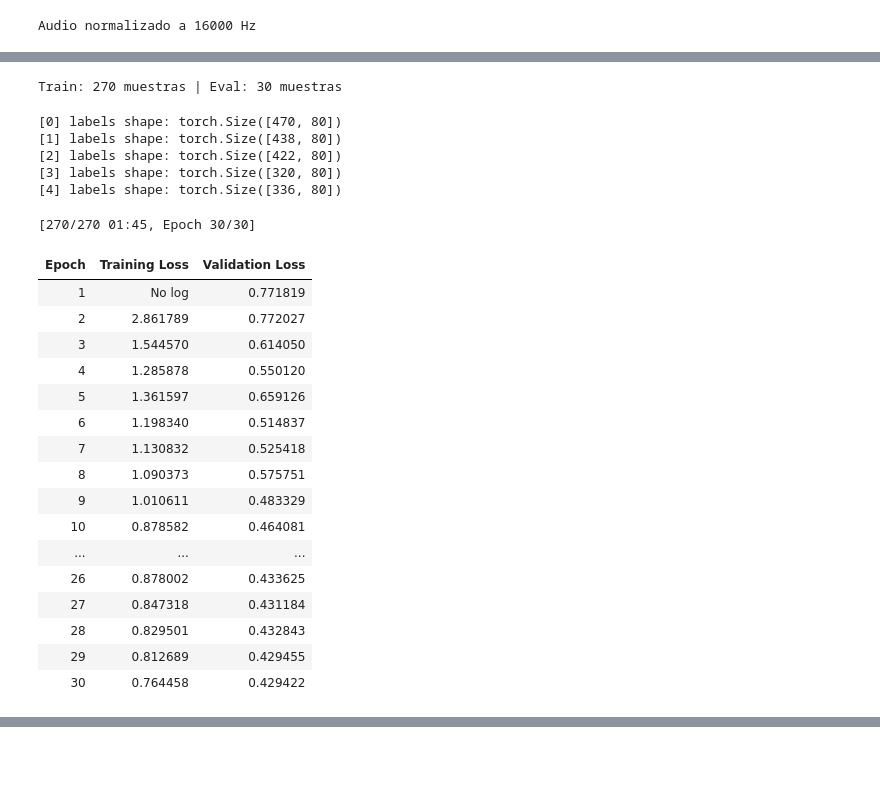
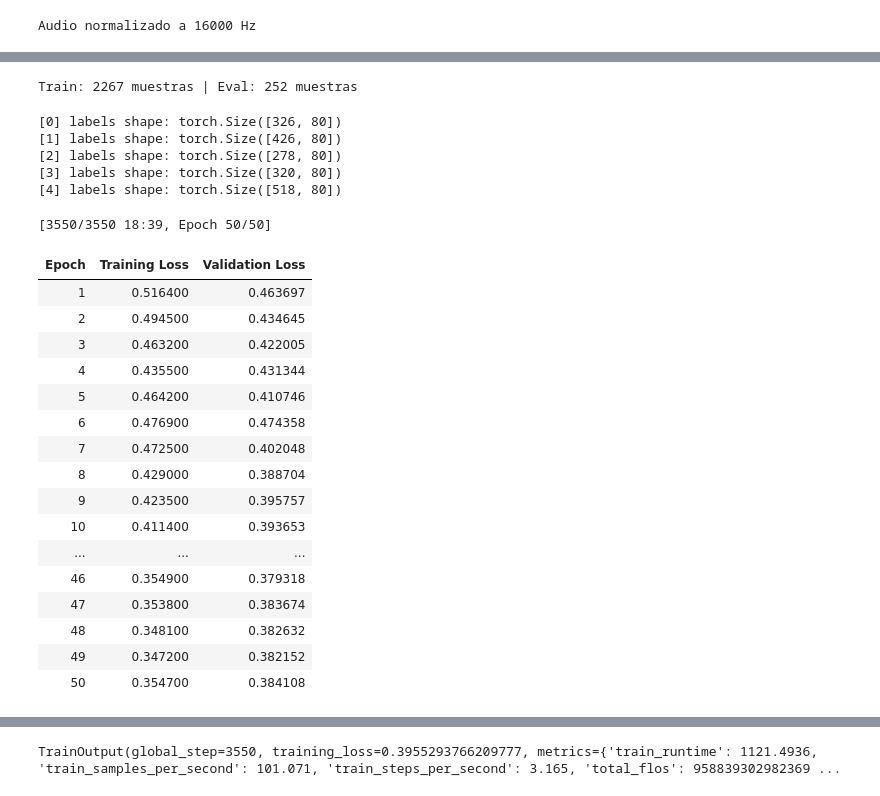
Before and after one commit to juanramirez871/Final-Proyect, a Jupyter notebook: model_ttx_finetuning/train_model_ttx.ipynb, the cells around one changed output, grey strips where cells are left out. Saved outputs shown, nothing was run; the diff lists cells and outputs as text; code cells hidden in the pictures; blank space fills up the shorter version.

Commit message:
fine tuning model audio

```diff
--- a/model_ttx_finetuning/train_model_ttx.ipynb
+++ b/model_ttx_finetuning/train_model_ttx.ipynb
@@ -66,8 +73,8 @@ speaker_id: 2436
 SEED = 42
 N_SAMPLES = 150
 
-sample_A = dsVoiceFemale['train'].shuffle(seed=SEED).select(range(N_SAMPLES))
-sample_B = dsVoicesFemale['train'].shuffle(seed=SEED).select(range(N_SAMPLES))
+sample_A = dsVoiceFemale['train']
+sample_B = dsVoicesFemale['train']
 
 print(f"dsVoiceFemale  : {len(sample_A)}")
 print(f"dsVoicesFemale : {len(sample_B)}")
@@ -139,19 +137,19 @@ else:
 
 spk_projector = nn.Linear(768, 512).to(DEVICE)
 # %%
-from transformers import Wav2Vec2FeatureExtractor, WavLMForXVector
+from speechbrain.inference.classifiers import EncoderClassifier
 
-spk_feature_extractor = Wav2Vec2FeatureExtractor.from_pretrained("microsoft/wavlm-base-plus-sv")
-spk_model = WavLMForXVector.from_pretrained("microsoft/wavlm-base-plus-sv").to(DEVICE)
+spk_model = EncoderClassifier.from_hparams(
+    source="speechbrain/spkrec-xvect-voxceleb",
+    run_opts={"device": DEVICE}
+)
 
 def get_speaker_embedding(audio_array: np.ndarray) -> np.ndarray:
-    inputs = spk_feature_extractor(
-        [audio_array],
-        sampling_rate=16000,
-        return_tensors="pt",
-        padding=True
-    )
-    inputs = {k: v.to(DEVICE) for k, v in inputs.items()}
+    waveform = torch.tensor(audio_array).unsqueeze(0).float().to(DEVICE)
     with torch.no_grad():
-        embeddings = spk_model(**inputs).embeddings
+        embeddings = spk_model.encode_batch(waveform)
     return embeddings.squeeze().cpu().numpy()
+
+test = get_speaker_embedding(np.zeros(16000, dtype=np.float32))
+print(test.shape)
+print(f"norm: {np.linalg.norm(test):.3f}")
@@ -203,7 +212,7 @@ eval_ds  = ds_split["test"]
 
 print(f"Train: {len(train_ds)} muestras | Eval: {len(eval_ds)} muestras")
 # %% [output]
-Train: 270 muestras | Eval: 30 muestras
+Train: 2267 muestras | Eval: 252 muestras
 # %%
 @dataclass
 class TTSDataCollator:
@@ -239,9 +248,10 @@ training_args = Seq2SeqTrainingArguments(
     gradient_accumulation_steps=2,
     learning_rate=1e-4,
     warmup_steps=50,
-    num_train_epochs=30,
+    num_train_epochs=50,
     eval_strategy="epoch",
     save_strategy="epoch",
+    save_total_limit=2,
     logging_steps=10,
     load_best_model_at_end=True,
     greater_is_better=False,
@@ -257,38 +267,38 @@ for i in range(5):
     lab = torch.tensor(np.array(ds_processed[i]["labels"], dtype=np.float32))
     print(f"[{i}] labels shape: {lab.shape}")
 # %% [output]
-[0] labels shape: torch.Size([470, 80])
-[1] labels shape: torch.Size([438, 80])
-[2] labels shape: torch.Size([422, 80])
+[0] labels shape: torch.Size([326, 80])
+[1] labels shape: torch.Size([426, 80])
+[2] labels shape: torch.Size([278, 80])
 [3] labels shape: torch.Size([320, 80])
-[4] labels shape: torch.Size([336, 80])
+[4] labels shape: torch.Size([518, 80])
 # %%
 trainer = Seq2SeqTrainer(
     model=model,
     args=training_args,
     train_dataset=train_ds,
     eval_dataset=eval_ds,
     data_collator=data_collator,
-    processing_class=processor,
+    tokenizer=processor,
 )
 
 trainer.train()
 # %% [output]
-[270/270 01:45, Epoch 30/30]
+[3550/3550 18:39, Epoch 50/50]
 | Epoch | Training Loss | Validation Loss |
-| 1 | No log | 0.771819 |
-| 2 | 2.861789 | 0.772027 |
-| 3 | 1.544570 | 0.614050 |
-| 4 | 1.285878 | 0.550120 |
-| 5 | 1.361597 | 0.659126 |
-| 6 | 1.198340 | 0.514837 |
-| 7 | 1.130832 | 0.525418 |
-| 8 | 1.090373 | 0.575751 |
-| 9 | 1.010611 | 0.483329 |
-| 10 | 0.878582 | 0.464081 |
+| 1 | 0.516400 | 0.463697 |
+| 2 | 0.494500 | 0.434645 |
+| 3 | 0.463200 | 0.422005 |
+| 4 | 0.435500 | 0.431344 |
+| 5 | 0.464200 | 0.410746 |
+| 6 | 0.476900 | 0.474358 |
+| 7 | 0.472500 | 0.402048 |
+| 8 | 0.429000 | 0.388704 |
+| 9 | 0.423500 | 0.395757 |
+| 10 | 0.411400 | 0.393653 |
 | ... | ... | ... |
-| 26 | 0.878002 | 0.433625 |
-| 27 | 0.847318 | 0.431184 |
-| 28 | 0.829501 | 0.432843 |
-| 29 | 0.812689 | 0.429455 |
-| 30 | 0.764458 | 0.429422 |
+| 46 | 0.354900 | 0.379318 |
+| 47 | 0.353800 | 0.383674 |
+| 48 | 0.348100 | 0.382632 |
+| 49 | 0.347200 | 0.382152 |
+| 50 | 0.354700 | 0.384108 |
@@ -296,3 +322,4 @@ TrainOutput(global_step=270, training_loss=1.0502164505146168, metrics={'train_r
+TrainOutput(global_step=3550, training_loss=0.3955293766209777, metrics={'train_runtime': 1121.4936, 'train_samples_per_second': 101.071, 'train_steps_per_second': 3.165, 'total_flos': 958839302982369 ...
 # %%
 model.save_pretrained("./speecht5_tts_colombian_final")
 processor.save_pretrained("./speecht5_tts_colombian_final")
```
Also changed, not shown: parts of 16 cells of this notebook.
